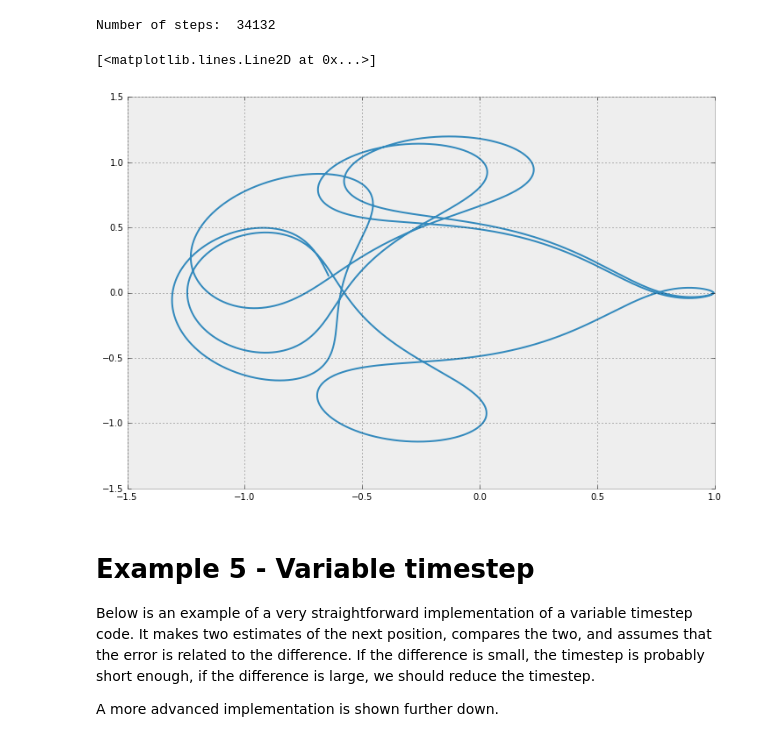
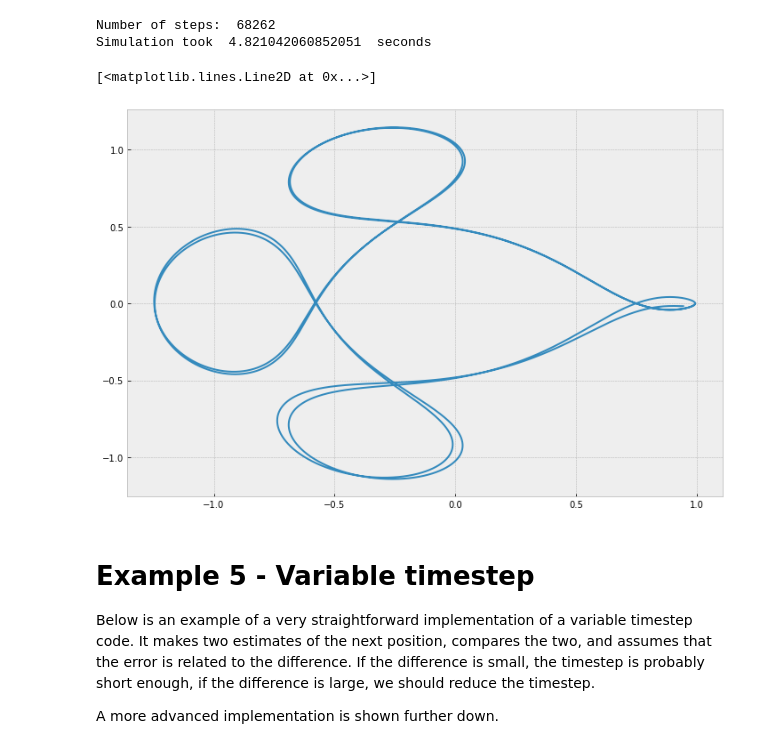
Before and after one commit to nordam/ComputationalPhysics, a Jupyter notebook: Notebooks/ODE.ipynb, the cells around one changed output. Cells and saved outputs as stored; diff of their text form; code cells hidden in the pictures.

```diff
--- a/Notebooks/ODE.ipynb
+++ b/Notebooks/ODE.ipynb
@@ -7,0 +17,36 @@ from time import time
+# %%
+def f(x, t):
+    return x
+
+# Initial conditions
+x    = 1/2
+t    = 0
+Tmax = 10
+# Timestep
+h    = 0.01
+
+# Keep list of trajectories and times for plotting
+Xs = [x]
+Ts = [t]
+while t < Tmax:
+    # At each step, use derivative at that position
+    x = x + h*f(x, t)
+    # Increment time
+    t += h
+    # Store time and position
+    Ts.append(t)
+    Xs.append(x)
+
+fig = plt.figure(figsize = (12,8))
+
+# Plot numerical solution
+plt.plot(Ts, Xs, marker = 'o', label = 'Numerical')
+
+# Plot analytic solution
+x0 = Xs[0]
+# Define an array of times at high resolution
+ts = np.linspace(Ts[0], Ts[-1], 1000)
+plt.plot(ts, x0*np.exp(ts), '--', c = 'k', label = 'Exact')
+plt.xlabel('Time')
+plt.ylabel('x(t)')
+plt.legend(loc = 'upper left', fontsize = 20)
@@ -277,36 +280,42 @@ def fa(X, t):
     D2 = ((X[0] - mu_)**2 + X[2]**2)**(3/2)
     # Derivatives
     dX0 = X[1]
     dX1 = X[0] + 2*X[3] - mu_*(X[0] + mu)/D1 - mu*(X[0] - mu_)/D2
     dX2 = X[3]
     dX3 = X[2] - 2*X[1] - mu_*X[2]/D1        - mu*X[2]/D2
     return np.array([dX0, dX1, dX2, dX3])
 
 
 t  = 0
 T  = 17.06521656015796
 X0 = np.array([
          0.994, # y1(0)
          0.0,   # y1'(0)
          0.0,   # y2(0)
         -2.001585106379082522405 # y2'(0)
     ])
 
 
-h  = 1e-3
 # Intergrate for a duration equal to 2T.
 # If the error after the first orbit is too large,
 # the second orbit will be completely off.
 # Try experimenting with the timestep.
+h  = 5e-4
+
+# Also, measure the time of the calculation
+tic = time()
 Xs, Ts = trajectory(X0, t, 2*T, h, fa, rk4)
+toc = time()
 print('Number of steps: ', len(Ts))
+print('Simulation took ', toc - tic, ' seconds')
 
 fig = plt.figure(figsize = (12, 8))
 plt.plot(Xs[:,0], Xs[:,2])
 # %% [output]
-Number of steps:  34132
+Number of steps:  68262
+Simulation took  4.821042060852051  seconds
 [<matplotlib.lines.Line2D at 0x...>]
-[figure, old version]
+[figure, new version]
 # %% [markdown]
 # Example 5 - Variable timestep
 
```
Also changed, not shown: parts of 19 cells of this notebook.
